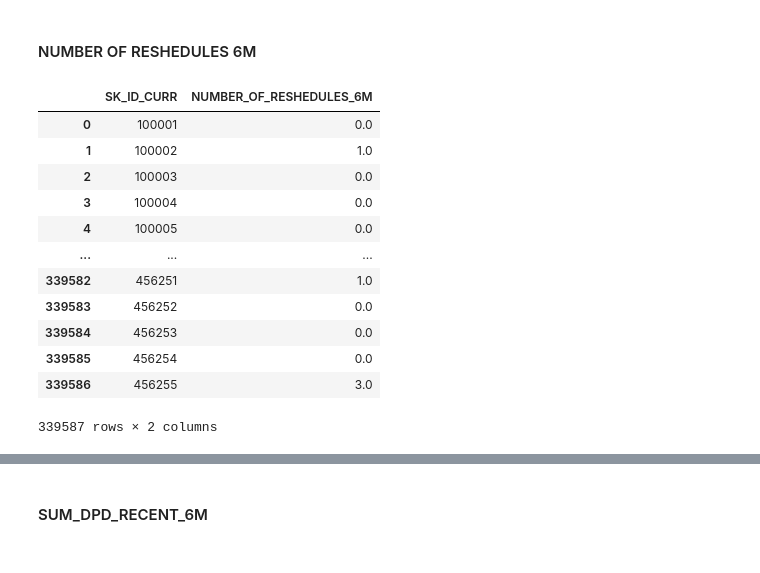
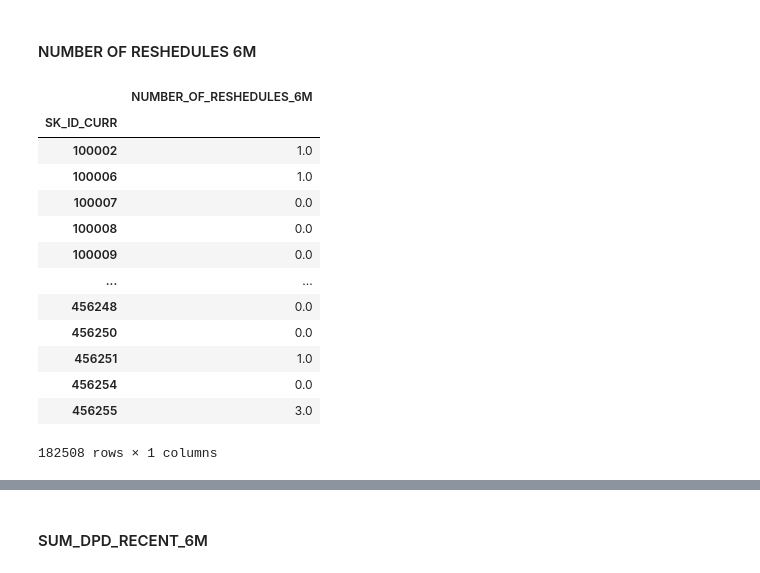
Before and after one commit to rajgurubhosale/Credit-Risk-mlops, a Jupyter notebook: notebooks/01_data_transforamtion.ipynb, the cells around one changed output, grey strips where cells are left out. Drawn from its saved outputs; the diff is of its cells as text; code cells hidden in the pictures.

```diff
--- a/notebooks/01_data_transforamtion.ipynb
+++ b/notebooks/01_data_transforamtion.ipynb
@@ -976,25 +1060,23 @@ df.head()
 # %%
 filt = (df['DAYS_INSTALMENT'] >= -180) & (df['NUM_INSTALMENT_VERSION']!=0)
 
 filt_df_6m = df.loc[filt]
 temp = (filt_df_6m.groupby(['SK_ID_CURR','SK_ID_PREV'])['NUM_INSTALMENT_VERSION'].max()-1).to_frame()
 temp = temp.groupby('SK_ID_CURR').sum()
 temp = temp.rename(columns={'NUM_INSTALMENT_VERSION':'NUMBER_OF_RESHEDULES_6M'})
-
-all_cust_index = df['SK_ID_CURR'].sort_values().unique()
-feature_df = temp.reindex(all_cust_index,fill_value=0)
-feature_df.reset_index()
+temp
 # %% [output]
-|  | SK_ID_CURR | NUMBER_OF_RESHEDULES_6M |
-| 0 | 100001 | 0.0 |
-| 1 | 100002 | 1.0 |
-| 2 | 100003 | 0.0 |
-| 3 | 100004 | 0.0 |
-| 4 | 100005 | 0.0 |
-| ... | ... | ... |
-| 339582 | 456251 | 1.0 |
-| 339583 | 456252 | 0.0 |
-| 339584 | 456253 | 0.0 |
-| 339585 | 456254 | 0.0 |
-| 339586 | 456255 | 3.0 |
+|  | NUMBER_OF_RESHEDULES_6M |
+| SK_ID_CURR |  |
+| 100002 | 1.0 |
+| 100006 | 1.0 |
+| 100007 | 0.0 |
+| 100008 | 0.0 |
+| 100009 | 0.0 |
+| ... | ... |
+| 456248 | 0.0 |
+| 456250 | 0.0 |
+| 456251 | 1.0 |
+| 456254 | 0.0 |
+| 456255 | 3.0 |
-339587 rows × 2 columns
+182508 rows × 1 columns
```
Also changed, not shown: parts of 12 cells of this notebook, 4 other files.
